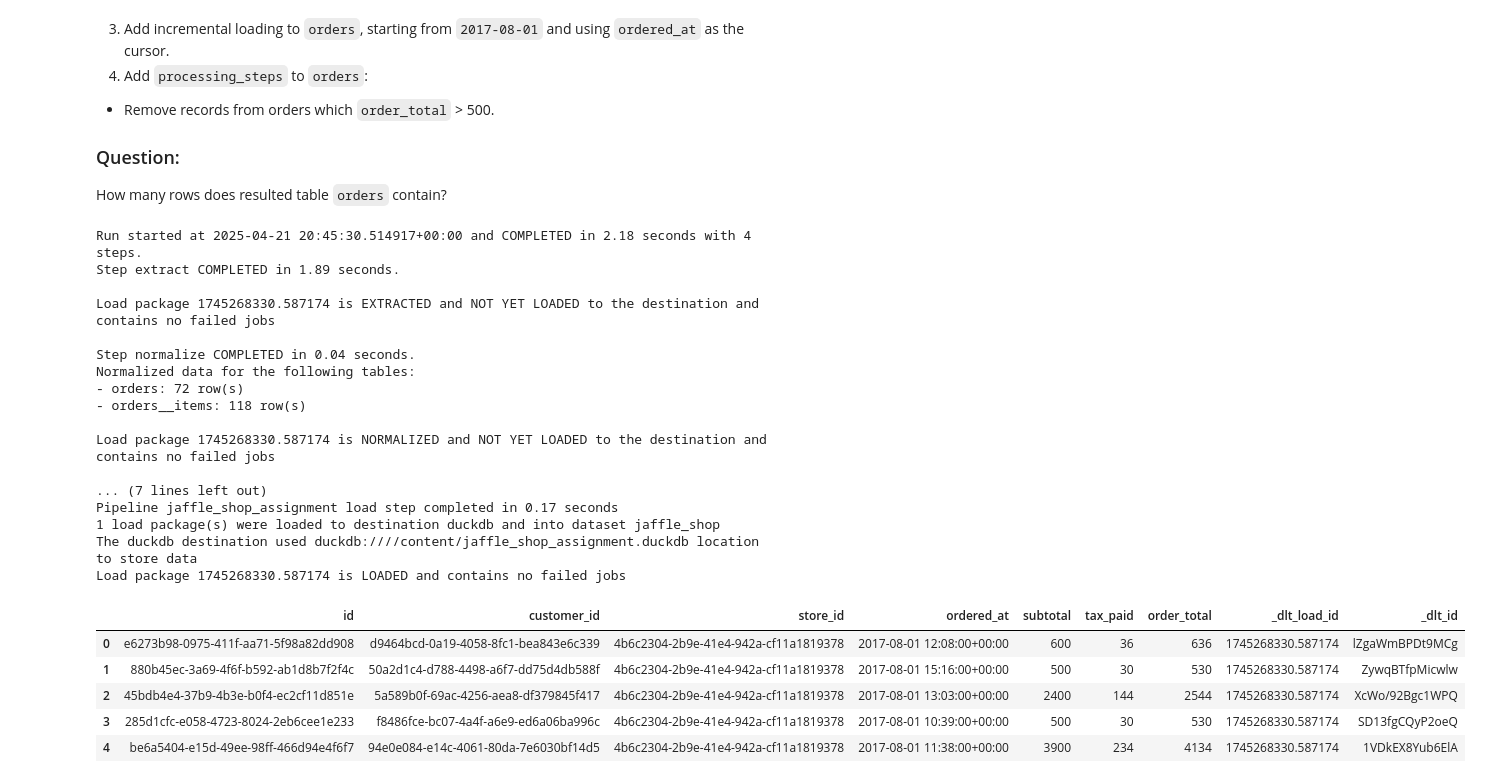
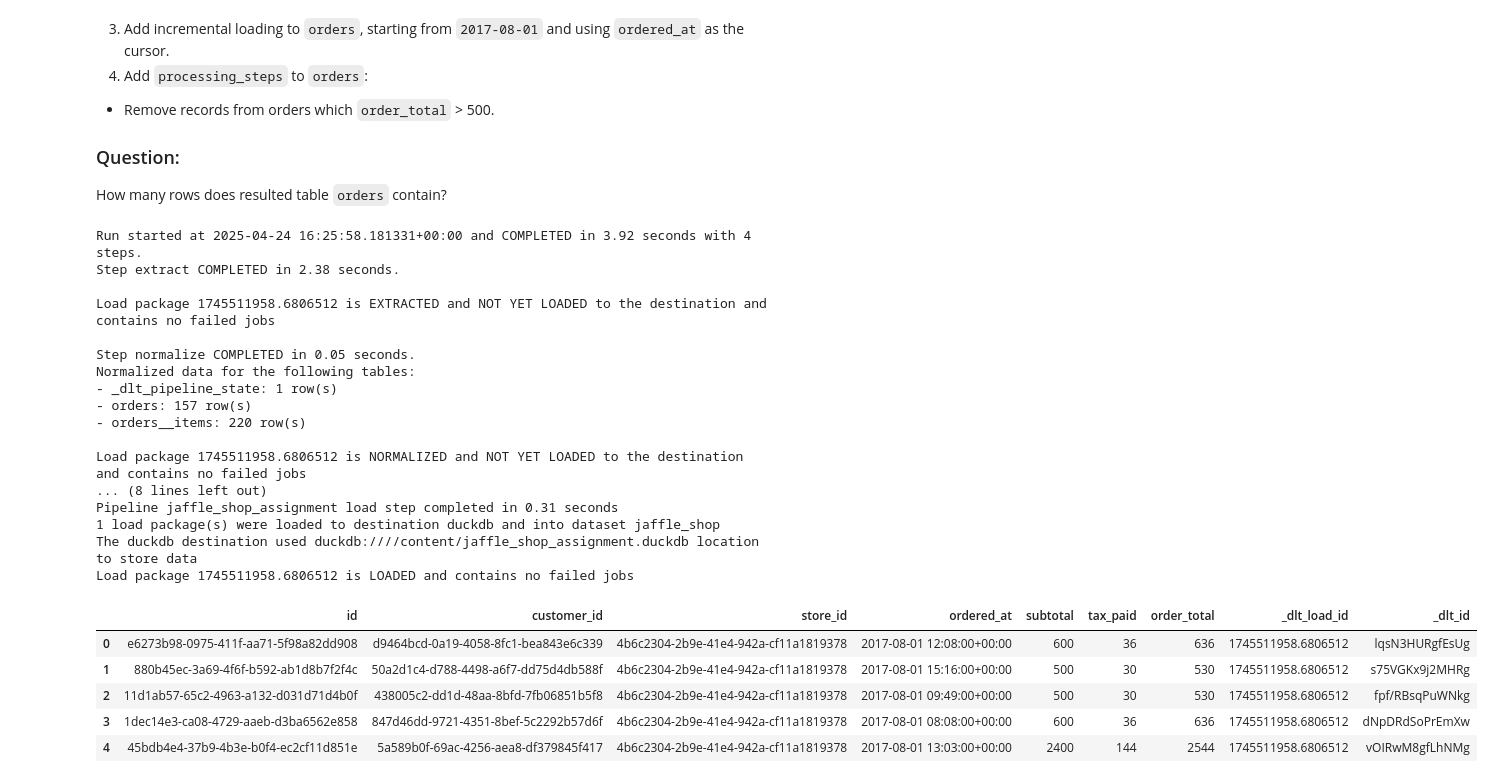
Before and after one commit to Joyan9/dlt_advanced_course, a Jupyter notebook: dlt_Advanced_Course_Lesson1_Custom_Sources_with_RestAPI_source_and_RESTClient.ipynb, the cells around one changed output. Cells and saved outputs as stored; diff of their text form; code cells hidden in the pictures.

```diff
--- a/dlt_Advanced_Course_Lesson1_Custom_Sources_with_RestAPI_source_and_RESTClient.ipynb
+++ b/dlt_Advanced_Course_Lesson1_Custom_Sources_with_RestAPI_source_and_RESTClient.ipynb
@@ -993,50 +999,50 @@ jaffle_shop_config = {
                     "start_date":{
                         "type": "incremental",
                         "cursor_path" : "ordered_at",
-                        "initial_value": "2017-08-01T10:39:00"
+                        "initial_value": "2017-08-01T00:00:00"
                     }
                 }
             }
         }
         ]
 }
 
 
 jaffle_shop_source = rest_api_source(jaffle_shop_config)
 
 pipeline = dlt.pipeline(
     pipeline_name="jaffle_shop_assignment",
     destination="duckdb",
     dataset_name="jaffle_shop"
 )
 
 load_info = pipeline.run(jaffle_shop_source)
 print(pipeline.last_trace)
 
 
 pipeline.dataset(dataset_type="default").orders.df().head()
 # %% [output]
-Run started at 2025-04-21 20:45:30.514917+00:00 and COMPLETED in 2.18 seconds with 4 steps.
-Step extract COMPLETED in 1.89 seconds.
+Run started at 2025-04-24 16:25:58.181331+00:00 and COMPLETED in 3.92 seconds with 4 steps.
+Step extract COMPLETED in 2.38 seconds.
 
-Load package 1745268330.587174 is EXTRACTED and NOT YET LOADED to the destination and contains no failed jobs
+Load package 1745511958.6806512 is EXTRACTED and NOT YET LOADED to the destination and contains no failed jobs
 
-Step normalize COMPLETED in 0.04 seconds.
+Step normalize COMPLETED in 0.05 seconds.
 Normalized data for the following tables:
-- orders: 72 row(s)
-- orders__items: 118 row(s)
+- _dlt_pipeline_state: 1 row(s)
+- orders: 157 row(s)
+- orders__items: 220 row(s)
 
-Load package 1745268330.587174 is NORMALIZED and NOT YET LOADED to the destination and contains no failed jobs
-
-... (7 lines left out)
-Pipeline jaffle_shop_assignment load step completed in 0.17 seconds
+Load package 1745511958.6806512 is NORMALIZED and NOT YET LOADED to the destination and contains no failed jobs
+... (8 lines left out)
+Pipeline jaffle_shop_assignment load step completed in 0.31 seconds
 1 load package(s) were loaded to destination duckdb and into dataset jaffle_shop
 The duckdb destination used duckdb:////content/jaffle_shop_assignment.duckdb location to store data
-Load package 1745268330.587174 is LOADED and contains no failed jobs
+Load package 1745511958.6806512 is LOADED and contains no failed jobs
 |  | id | customer_id | store_id | ordered_at | subtotal | tax_paid | order_total | _dlt_load_id | _dlt_id |
-| 0 | e6273b98-0975-411f-aa71-5f98a82dd908 | d9464bcd-0a19-4058-8fc1-bea843e6c339 | 4b6c2304-2b9e-41e4-942a-cf11a1819378 | 2017-08-01 12:08:00+00:00 | 600 | 36 | 636 | 1745268330.587174 | lZgaWmBPDt9MCg |
-| 1 | 880b45ec-3a69-4f6f-b592-ab1d8b7f2f4c | 50a2d1c4-d788-4498-a6f7-dd75d4db588f | 4b6c2304-2b9e-41e4-942a-cf11a1819378 | 2017-08-01 15:16:00+00:00 | 500 | 30 | 530 | 1745268330.587174 | ZywqBTfpMicwlw |
-| 2 | 45bdb4e4-37b9-4b3e-b0f4-ec2cf11d851e | 5a589b0f-69ac-4256-aea8-df379845f417 | 4b6c2304-2b9e-41e4-942a-cf11a1819378 | 2017-08-01 13:03:00+00:00 | 2400 | 144 | 2544 | 1745268330.587174 | XcWo/92Bgc1WPQ |
-| 3 | 285d1cfc-e058-4723-8024-2eb6cee1e233 | f8486fce-bc07-4a4f-a6e9-ed6a06ba996c | 4b6c2304-2b9e-41e4-942a-cf11a1819378 | 2017-08-01 10:39:00+00:00 | 500 | 30 | 530 | 1745268330.587174 | SD13fgCQyP2oeQ |
-| 4 | be6a5404-e15d-49ee-98ff-466d94e4f6f7 | 94e0e084-e14c-4061-80da-7e6030bf14d5 | 4b6c2304-2b9e-41e4-942a-cf11a1819378 | 2017-08-01 11:38:00+00:00 | 3900 | 234 | 4134 | 1745268330.587174 | 1VDkEX8Yub6ElA |
+| 0 | e6273b98-0975-411f-aa71-5f98a82dd908 | d9464bcd-0a19-4058-8fc1-bea843e6c339 | 4b6c2304-2b9e-41e4-942a-cf11a1819378 | 2017-08-01 12:08:00+00:00 | 600 | 36 | 636 | 1745511958.6806512 | lqsN3HURgfEsUg |
+| 1 | 880b45ec-3a69-4f6f-b592-ab1d8b7f2f4c | 50a2d1c4-d788-4498-a6f7-dd75d4db588f | 4b6c2304-2b9e-41e4-942a-cf11a1819378 | 2017-08-01 15:16:00+00:00 | 500 | 30 | 530 | 1745511958.6806512 | s75VGKx9j2MHRg |
+| 2 | 11d1ab57-65c2-4963-a132-d031d71d4b0f | 438005c2-dd1d-48aa-8bfd-7fb06851b5f8 | 4b6c2304-2b9e-41e4-942a-cf11a1819378 | 2017-08-01 09:49:00+00:00 | 500 | 30 | 530 | 1745511958.6806512 | fpf/RBsqPuWNkg |
+| 3 | 1dec14e3-ca08-4729-aaeb-d3ba6562e858 | 847d46dd-9721-4351-8bef-5c2292b57d6f | 4b6c2304-2b9e-41e4-942a-cf11a1819378 | 2017-08-01 08:08:00+00:00 | 600 | 36 | 636 | 1745511958.6806512 | dNpDRdSoPrEmXw |
+| 4 | 45bdb4e4-37b9-4b3e-b0f4-ec2cf11d851e | 5a589b0f-69ac-4256-aea8-df379845f417 | 4b6c2304-2b9e-41e4-942a-cf11a1819378 | 2017-08-01 13:03:00+00:00 | 2400 | 144 | 2544 | 1745511958.6806512 | vOIRwM8gfLhNMg |
 # %%
```
Also changed, not shown: parts of 3 cells of this notebook.
